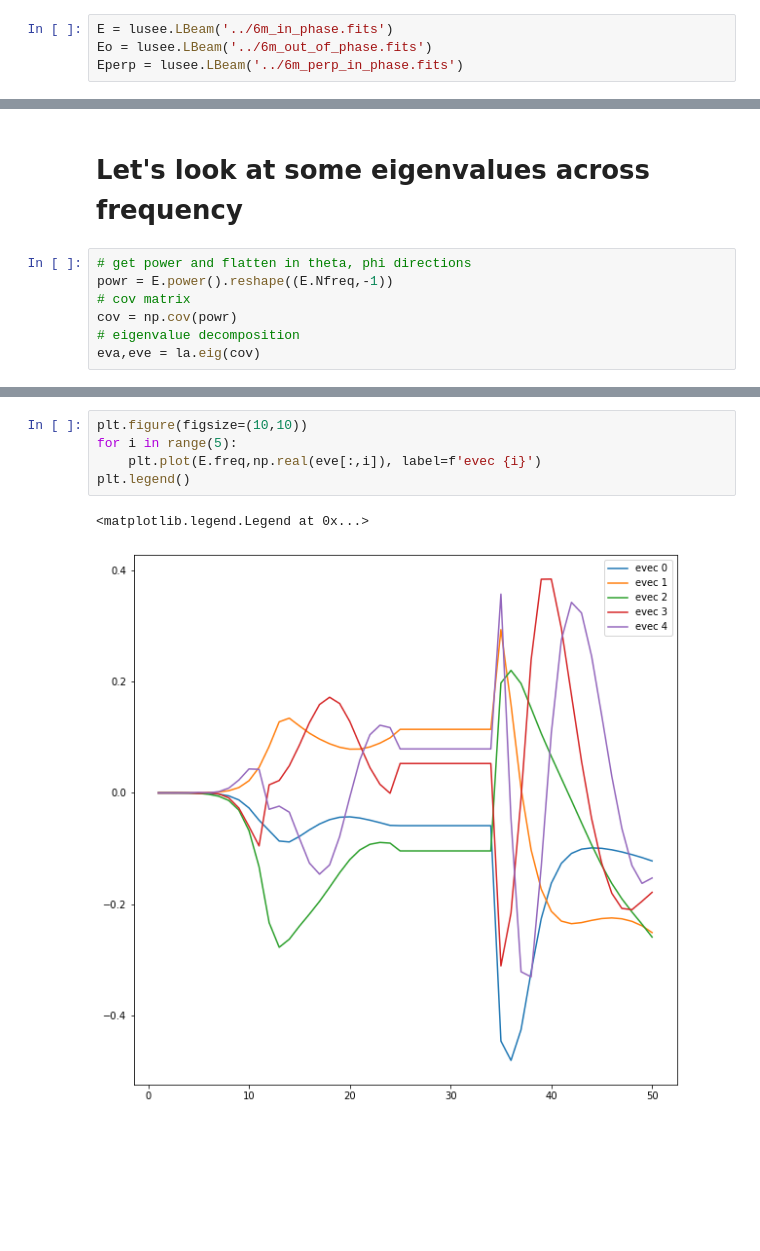
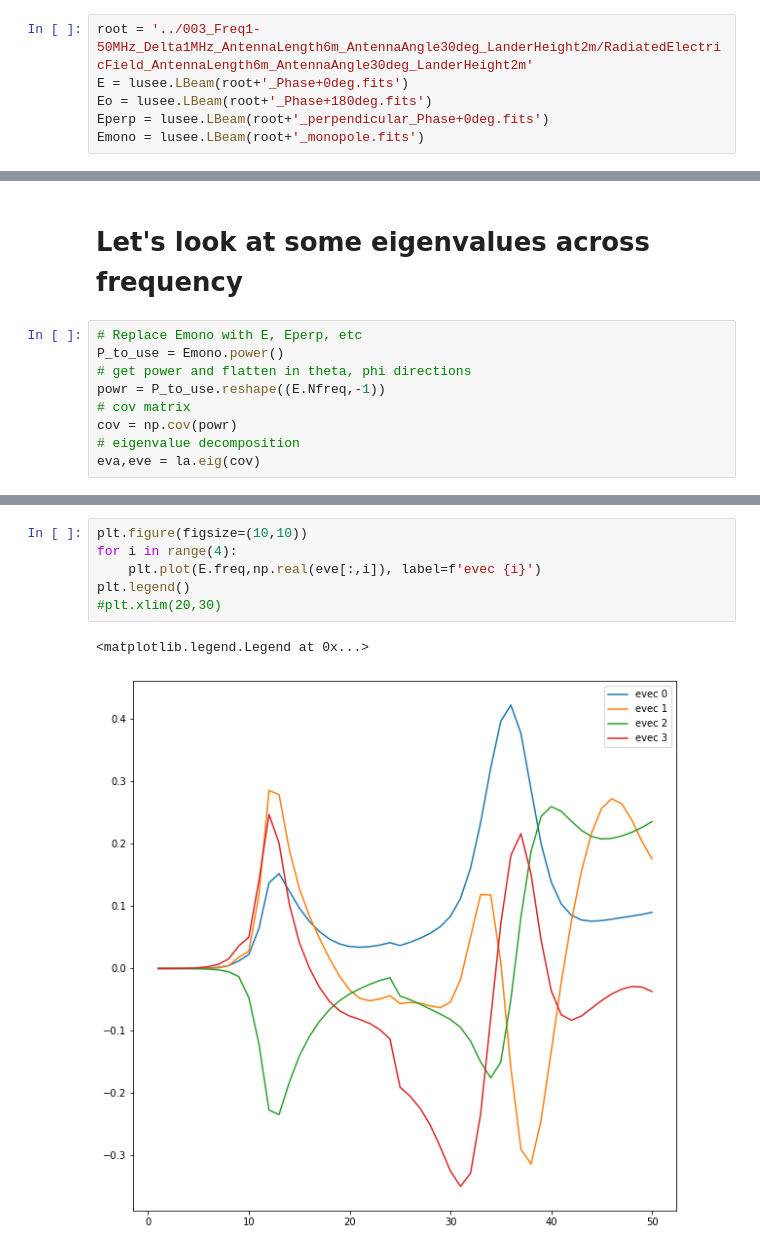
Before and after one commit to lusee-night/AntennaSimResults, a Jupyter notebook: notebooks/first_look.ipynb, the cells around one changed output, grey strips where cells are left out. Saved outputs shown, nothing was run; the diff lists cells and outputs as text; blank space fills up the shorter version.

```diff
--- a/notebooks/first_look.ipynb
+++ b/notebooks/first_look.ipynb
@@ -19,7 +14,9 @@ anze@kosovel: ~/work/lusee/AntennaSimResults [16154] ❱❱ spython utils/csv2fi
 # %%
-E = lusee.LBeam('../6m_in_phase.fits')
-Eo = lusee.LBeam('../6m_out_of_phase.fits')
-Eperp = lusee.LBeam('../6m_perp_in_phase.fits')
+root = '../003_Freq1-50MHz_Delta1MHz_AntennaLength6m_AntennaAngle30deg_LanderHeight2m/RadiatedElectricField_AntennaLength6m_AntennaAngle30deg_LanderHeight2m'
+E = lusee.LBeam(root+'_Phase+0deg.fits')
+Eo = lusee.LBeam(root+'_Phase+180deg.fits')
+Eperp = lusee.LBeam(root+'_perpendicular_Phase+0deg.fits')
+Emono = lusee.LBeam(root+'_monopole.fits')
 # %% [markdown]
 ## Are basic symmetris respected? At what level?
 # %%
@@ -74,8 +83,10 @@ E.plotE(freqndx,Eperp.E-Eperpsim.E)
 # %% [markdown]
 # Let's look at some eigenvalues across frequency
 # %%
+# Replace Emono with E, Eperp, etc
+P_to_use = Emono.power()
 # get power and flatten in theta, phi directions
-powr = E.power().reshape((E.Nfreq,-1))
+powr = P_to_use.reshape((E.Nfreq,-1))
 # cov matrix
 cov = np.cov(powr)
 # eigenvalue decomposition
@@ -91,8 +107,9 @@ print(eva[15]/eva[0])
 # %%
 plt.figure(figsize=(10,10))
-for i in range(5):
+for i in range(4):
     plt.plot(E.freq,np.real(eve[:,i]), label=f'evec {i}')
 plt.legend()
+#plt.xlim(20,30)
 # %% [output]
 <matplotlib.legend.Legend at 0x...>
-[figure, old version]
+[figure, new version]
```
Also changed, not shown: parts of 12 cells of this notebook.
